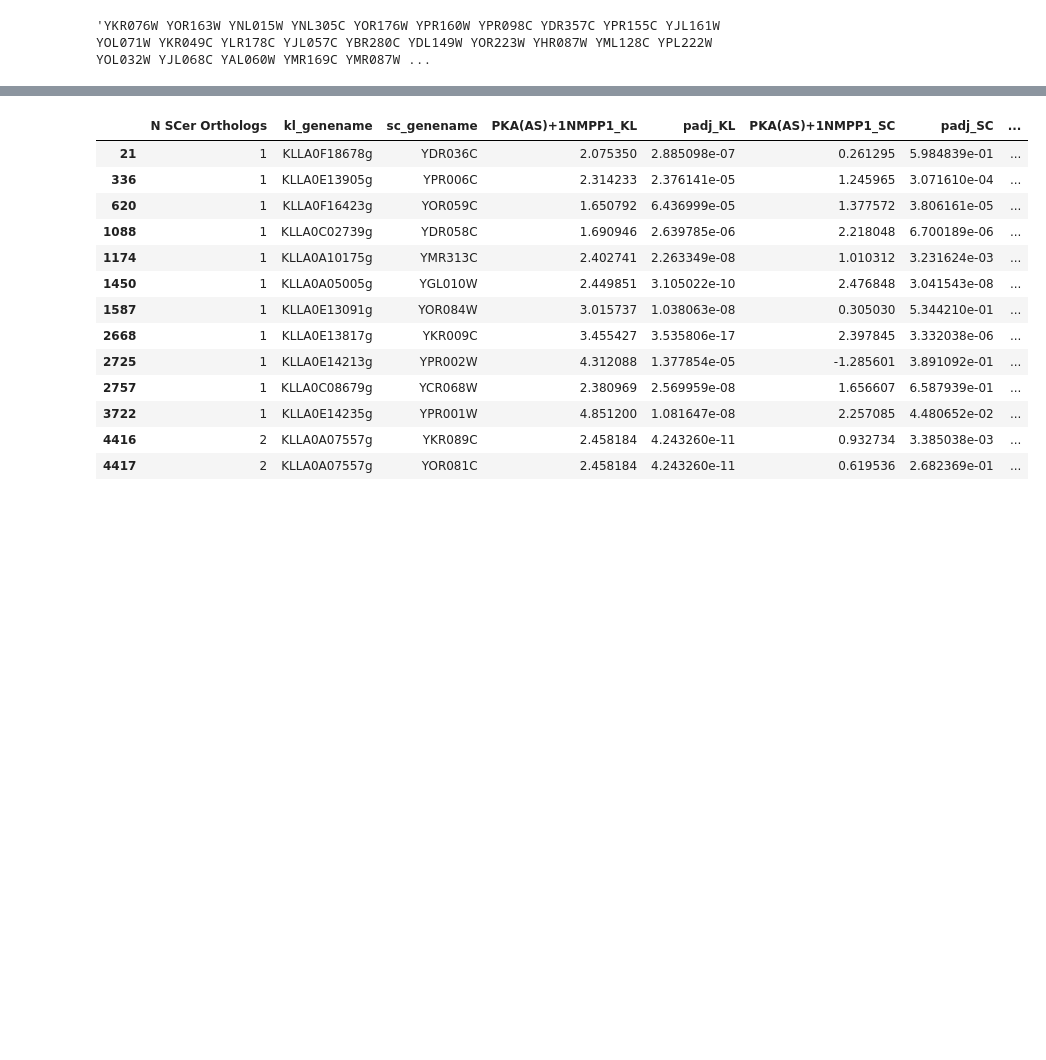
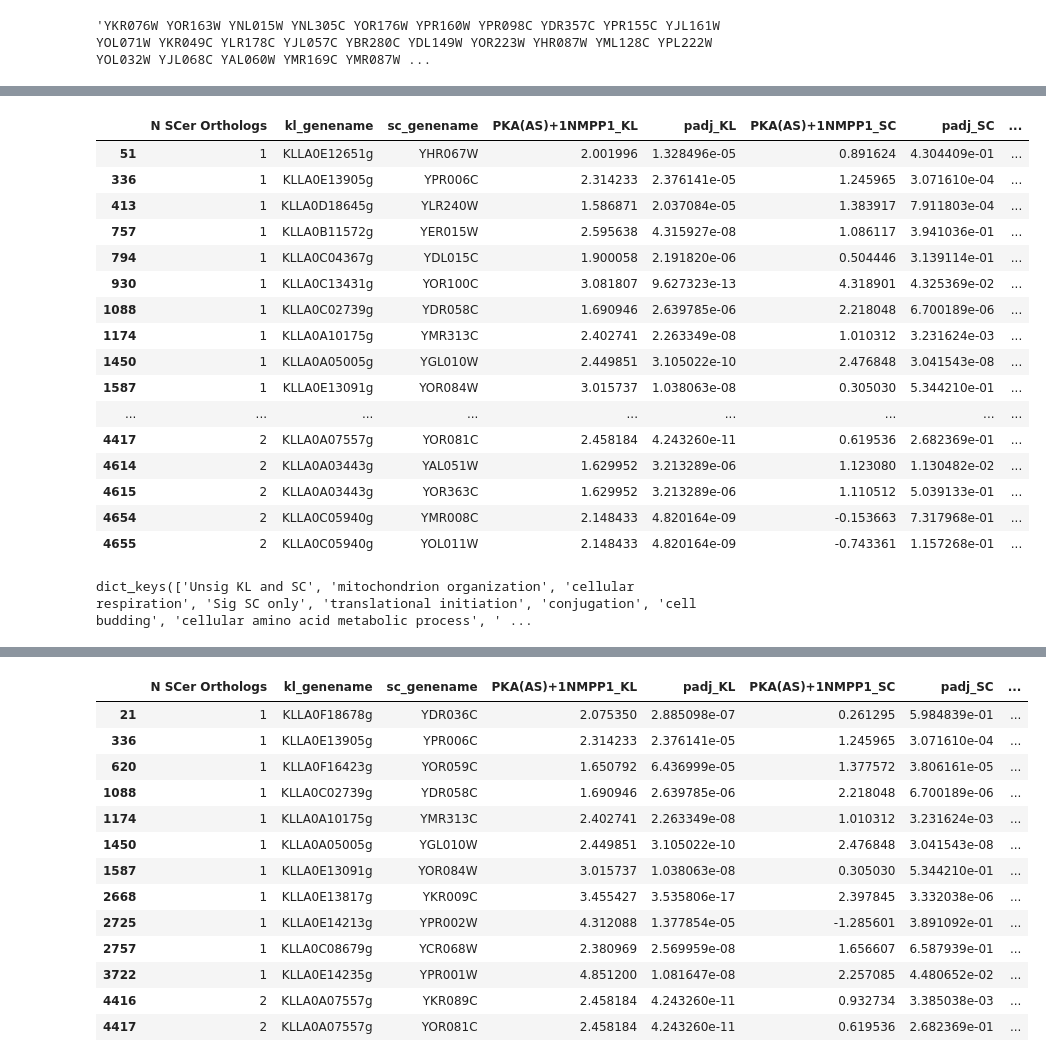
Before and after one commit to heineike02/yeast_esr_expression_analysis, a Jupyter notebook: scripts/20170817_klscpka_go_analysis.ipynb, the cells around one changed output, grey strips where cells are left out. Saved outputs shown, nothing was run; the diff lists cells and outputs as text; code cells hidden in the pictures; blank space fills up the shorter version.

```diff
--- a/scripts/20170817_klscpka_go_analysis.ipynb
+++ b/scripts/20170817_klscpka_go_analysis.ipynb
@@ -42,0 +129,29 @@ kl_sc_PKA_data_unsig = kl_sc_PKA_data.loc[list(unsig_ind)]
+# %%
+gene_set_data = kl_sc_PKA_data[kl_sc_PKA_data['SC_common_name'].isin(jso_msn2_targets)]
+gene_set_list = gene_set_data['sc_genename']
+
+
+go_term_data = []
+
+go_term_index = []
+
+for term in go_term_list:
+    term_genes = list(go_slims_aspect[go_slims_aspect['GO_term']==term]['sc_genename'])
+    if len(term_genes)> len(set(term_genes)):
+        print("Duplicate Term: " + term)
+    subset_genes_in_goterm =  set(gene_set_list) & set(term_genes)
+    N_subset_genes_in_goterm = len(subset_genes_in_goterm)
+    N_genes_in_goterm = len(term_genes)
+    if N_subset_genes_in_goterm >0:
+        subset_genes_in_goterm_commonname = io_library.SC_common_name_lookup(subset_genes_in_goterm)
+        go_term_data.append((N_subset_genes_in_goterm,
+                             subset_genes_in_goterm,
+                             subset_genes_in_goterm_commonname,
+                             N_genes_in_goterm))
+        go_term_index.append(term)
+
+go_term_df = pd.DataFrame(go_term_data, index = go_term_index,columns = ['N subset genes in goterm',
+                                                                            'genes',
+                                                                            'genes common name',
+                                                                            'N genes in goterm'])
+go_term_df[['genes common name','N genes in goterm']]
@@ -42,0 +350,8 @@ kl_sc_PKA_data_unsig = kl_sc_PKA_data.loc[list(unsig_ind)]
+# %%
+pd.set_option('display.max_colwidth', -1)
+# %%
+go_term_df = gene_set_enrichment['klsig_act']
+go_term_df_cutoff = go_term_df[go_term_df['pvalue']<0.1].sort_values('pvalue')
+#",".join(list(go_term_df_cutoff.loc['lipid metabolic process']['genes']))
+go_term_df_cutoff[['pvalue','N subset genes in goterm','pct goterm in subset',
+                   'pct go term in background','pct of go terms genes in subset','genes common name']]
@@ -42,0 +391,26 @@ kl_sc_PKA_data_unsig = kl_sc_PKA_data.loc[list(unsig_ind)]
+# %%
+genes = go_term_df_cutoff.loc["lipid metabolic process"]['genes common name']
+#genes = ['XBP1','RME1','COX1','COX4','COX13','COX6','GSM1','COX12','CYT1']
+#genes =  ['BAS1', 'MET32', 'GZF3','GLN3', 'MET28', 'MET4', 'GAT1'] #Purine Metabolism
+#genes = ['ADE1','ADE2','ADE4','ADE5','ADE6','ADE7','ADE8','ADE12','ADE13','ADE16']  #Purine Genes
+#genes = ['ZWF1','HIS4','SFP1']
+
+kl_sc_PKA_data[kl_sc_PKA_data['SC_common_name'].isin(genes)]
+# %% [output]
+|  | N SCer Orthologs | kl_genename | sc_genename | PKA(AS)+1NMPP1_KL | padj_KL | PKA(AS)+1NMPP1_SC | padj_SC | ... |
+| 51 | 1 | KLLA0E12651g | YHR067W | 2.001996 | 1.328496e-05 | 0.891624 | 4.304409e-01 | ... |
+| 336 | 1 | KLLA0E13905g | YPR006C | 2.314233 | 2.376141e-05 | 1.245965 | 3.071610e-04 | ... |
+| 413 | 1 | KLLA0D18645g | YLR240W | 1.586871 | 2.037084e-05 | 1.383917 | 7.911803e-04 | ... |
+| 757 | 1 | KLLA0B11572g | YER015W | 2.595638 | 4.315927e-08 | 1.086117 | 3.941036e-01 | ... |
+| 794 | 1 | KLLA0C04367g | YDL015C | 1.900058 | 2.191820e-06 | 0.504446 | 3.139114e-01 | ... |
+| 930 | 1 | KLLA0C13431g | YOR100C | 3.081807 | 9.627323e-13 | 4.318901 | 4.325369e-02 | ... |
+| 1088 | 1 | KLLA0C02739g | YDR058C | 1.690946 | 2.639785e-06 | 2.218048 | 6.700189e-06 | ... |
+| 1174 | 1 | KLLA0A10175g | YMR313C | 2.402741 | 2.263349e-08 | 1.010312 | 3.231624e-03 | ... |
+| 1450 | 1 | KLLA0A05005g | YGL010W | 2.449851 | 3.105022e-10 | 2.476848 | 3.041543e-08 | ... |
+| 1587 | 1 | KLLA0E13091g | YOR084W | 3.015737 | 1.038063e-08 | 0.305030 | 5.344210e-01 | ... |
+| ... | ... | ... | ... | ... | ... | ... | ... | ... |
+| 4417 | 2 | KLLA0A07557g | YOR081C | 2.458184 | 4.243260e-11 | 0.619536 | 2.682369e-01 | ... |
+| 4614 | 2 | KLLA0A03443g | YAL051W | 1.629952 | 3.213289e-06 | 1.123080 | 1.130482e-02 | ... |
+| 4615 | 2 | KLLA0A03443g | YOR363C | 1.629952 | 3.213289e-06 | 1.110512 | 5.039133e-01 | ... |
+| 4654 | 2 | KLLA0C05940g | YMR008C | 2.148433 | 4.820164e-09 | -0.153663 | 7.317968e-01 | ... |
+| 4655 | 2 | KLLA0C05940g | YOL011W | 2.148433 | 4.820164e-09 | -0.743361 | 1.157268e-01 | ... |
@@ -42,0 +443,4 @@ kl_sc_PKA_data_unsig = kl_sc_PKA_data.loc[list(unsig_ind)]
+# %%
+condition_set.keys()
+# %% [output]
+dict_keys(['Unsig KL and SC', 'mitochondrion organization', 'cellular respiration', 'Sig SC only', 'translational initiation', 'conjugation', 'cell budding', 'cellular amino acid metabolic process', ' ...
```
Also changed, not shown: parts of 20 cells of this notebook, 7 other files.
